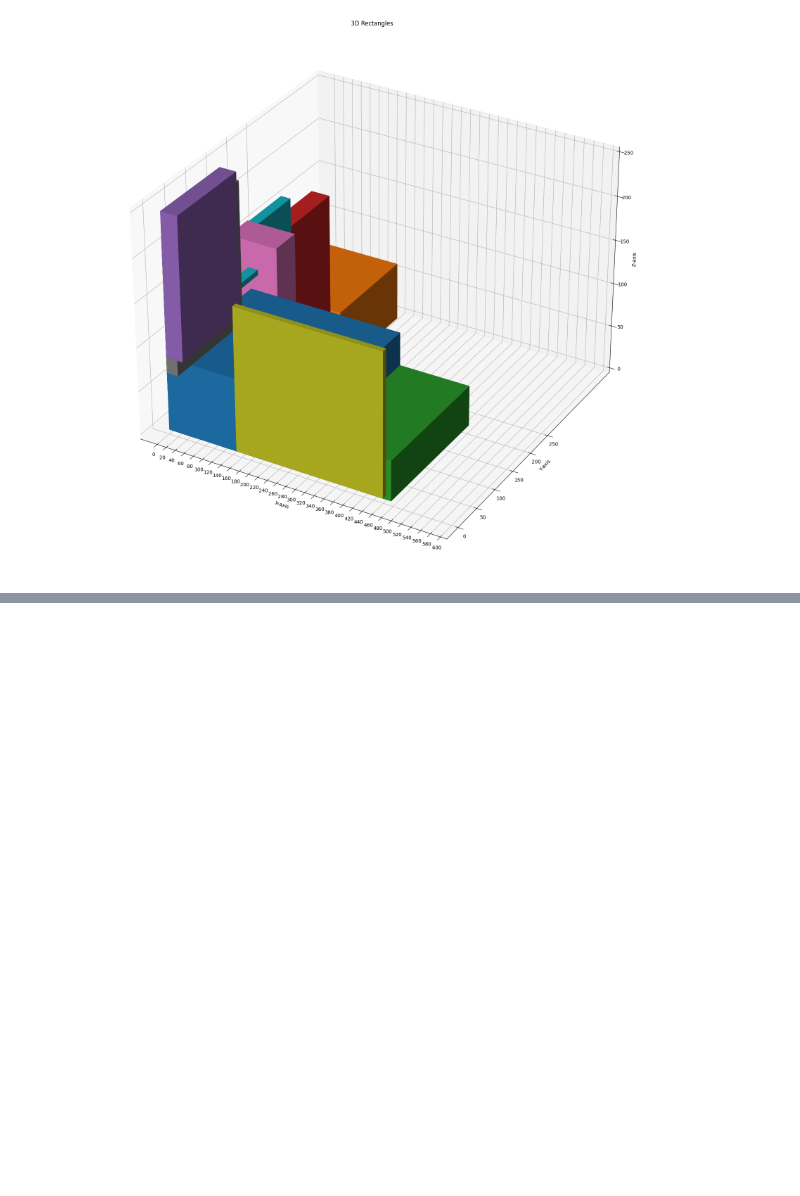
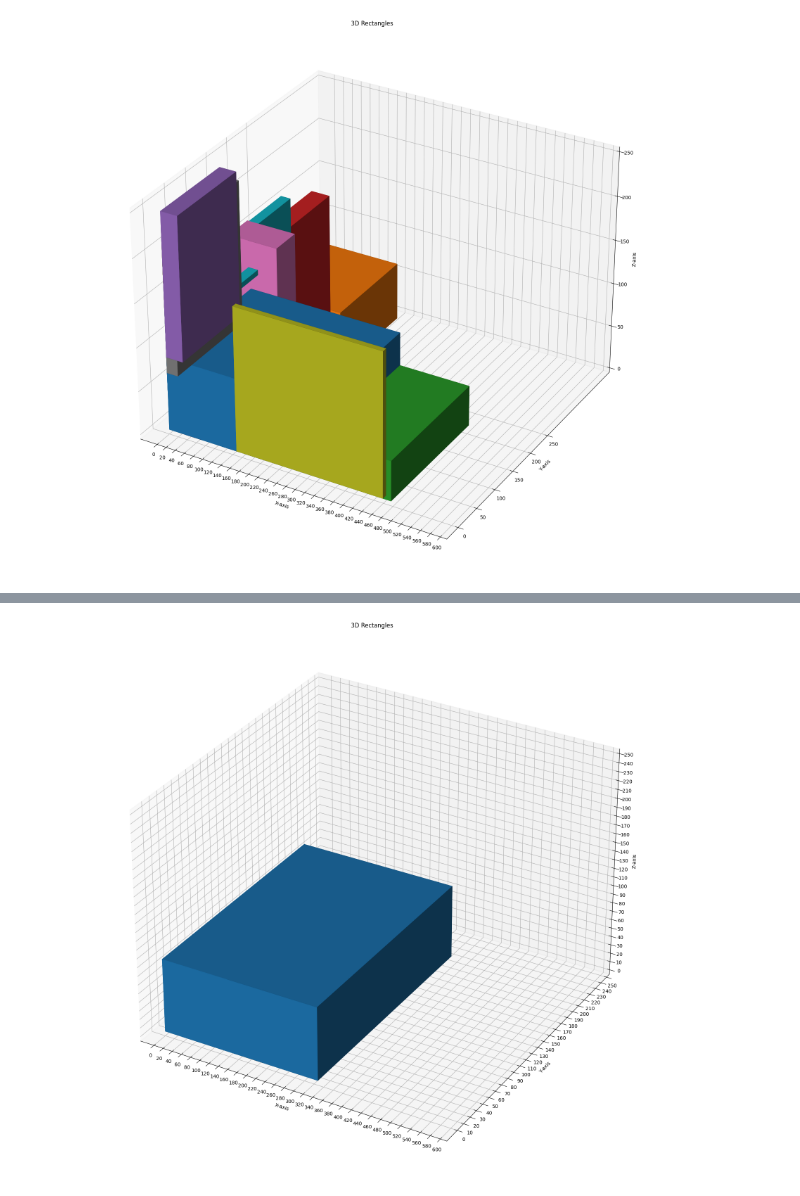
Before and after one commit to mahboobelahi/CLP, a Jupyter notebook: Tests.ipynb, the cells around one changed output, grey strips where cells are left out. Drawn from its saved outputs; the diff is of its cells as text; code cells hidden in the pictures; blank space fills up the shorter version.

```diff
--- a/Tests.ipynb
+++ b/Tests.ipynb
@@ -292,0 +295,41 @@ for item in SV:
+# %%
+import matplotlib.pyplot as plt
+from mpl_toolkits.mplot3d import Axes3D
+import numpy as np
+decriment=30
+def plot_3d_rectangle(rectangles, x_ticks, y_ticks, z_ticks, step_size):
+    plt.interactive(True)
+    fig = fig = plt.figure(figsize=(20, 30))
+    ax = fig.add_subplot(111, projection='3d')
+
+    for rect in rectangles:
+        x, y, z, length, width, height,_ = rect
+        ax.bar3d(x, y, z, length, width, height,shade=True)
+
+
+    ax.set_xlabel('X-axis')
+    ax.set_ylabel('Y-axis')
+    ax.set_zlabel('Z-axis')
+    ax.set_title('3D Rectangles')
+
+    ax.set_xticks(np.arange(0, x_ticks + step_size-decriment, step_size-decriment))
+    ax.set_yticks(np.arange(0, y_ticks + step_size-40, step_size-40))
+    ax.set_zticks(np.arange(0, z_ticks + step_size-40, step_size-40))
+    plt.show()
+
+
+
+x_ticks = 600
+y_ticks = 250
+z_ticks = 250
+step_size =50
+index=3
+# Plotting the rectangles with custom ticks
+plot_3d_rectangle(placed[0:1]+placed[5:6], x_ticks, y_ticks, z_ticks, step_size)
+
+# plot_3d_rectangle([[0, 0, 84, 36, 141, 163, 827388],
+#  [165, 0, 0, 47, 165, 105, 814275],[0, 158, 0, 105, 47, 165, 814275],
+#  [0, 0, 60, 24, 160, 163, 625920]
+#  ], x_ticks, y_ticks, z_ticks, step_size)
+# %% [output]
+[figure, added]
```
Also changed, not shown: parts of 9 cells of this notebook.
